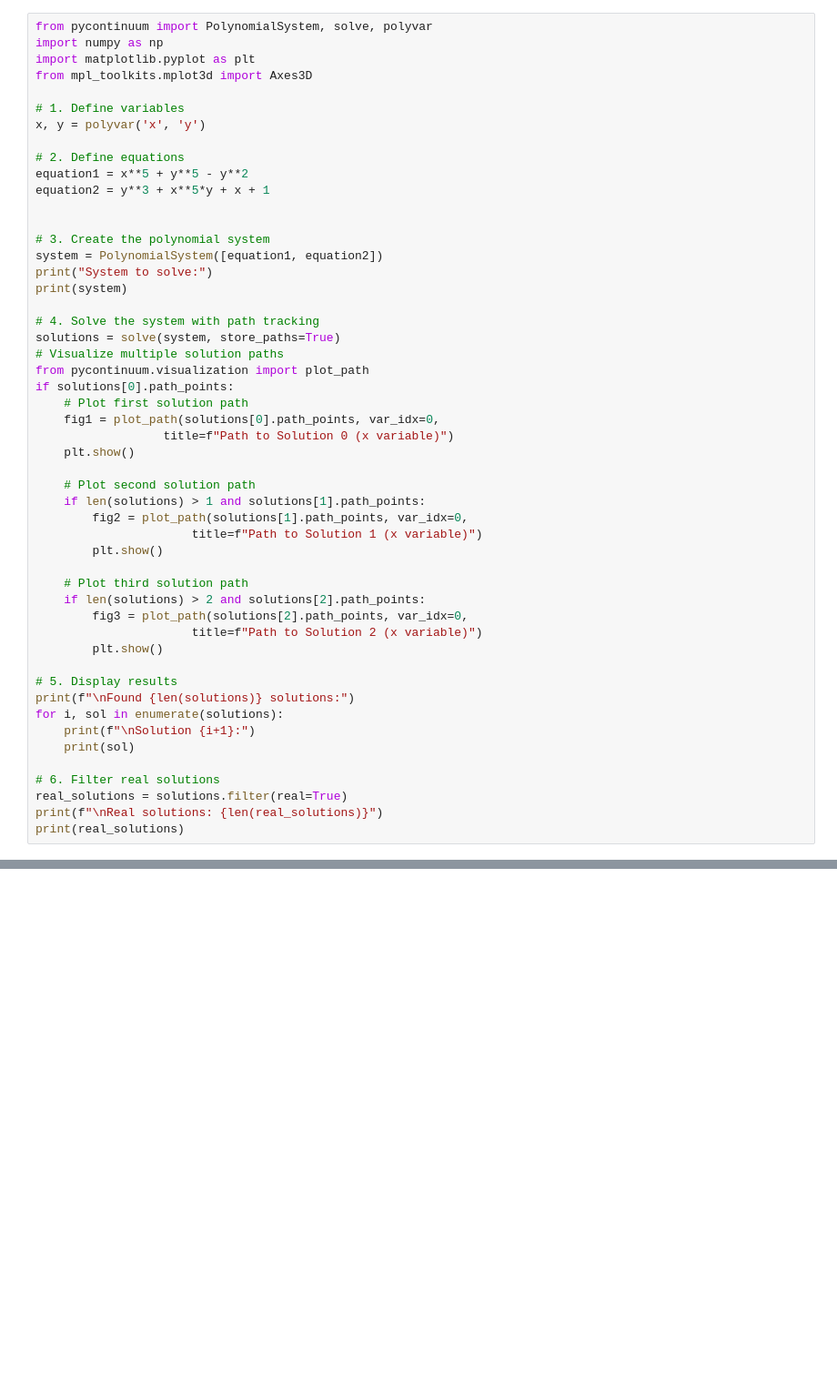
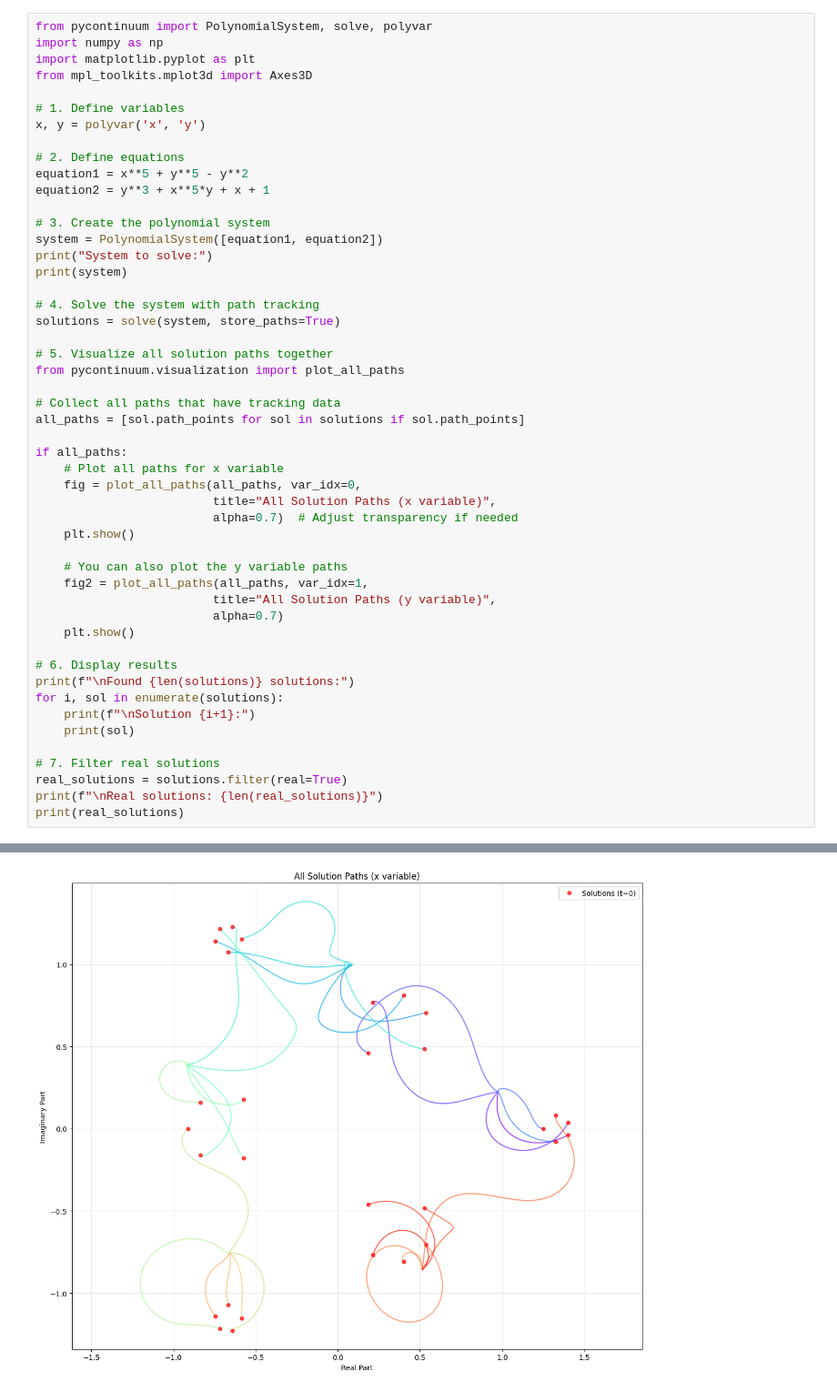
Before and after one commit to sebastian-griego/pyContinuum, a Jupyter notebook: trying_examples.ipynb, the cells around one changed output, grey strips where cells are left out. Shown at 91% size. Drawn from its saved outputs; the diff is of its cells as text; blank space fills up the shorter version.

```diff
--- a/trying_examples.ipynb
+++ b/trying_examples.ipynb
@@ -6,50 +6,50 @@ from mpl_toolkits.mplot3d import Axes3D
 
 # 1. Define variables
 x, y = polyvar('x', 'y')
 
 # 2. Define equations
 equation1 = x**5 + y**5 - y**2
 equation2 = y**3 + x**5*y + x + 1
 
-
 # 3. Create the polynomial system
 system = PolynomialSystem([equation1, equation2])
 print("System to solve:")
 print(system)
 
 # 4. Solve the system with path tracking
 solutions = solve(system, store_paths=True)
-# Visualize multiple solution paths
-from pycontinuum.visualization import plot_path
-if solutions[0].path_points:
-    # Plot first solution path
-    fig1 = plot_path(solutions[0].path_points, var_idx=0,
-                  title=f"Path to Solution 0 (x variable)")
+
+# 5. Visualize all solution paths together
+from pycontinuum.visualization import plot_all_paths
+
+# Collect all paths that have tracking data
+all_paths = [sol.path_points for sol in solutions if sol.path_points]
+
+if all_paths:
+    # Plot all paths for x variable
+    fig = plot_all_paths(all_paths, var_idx=0,
+                         title="All Solution Paths (x variable)",
+                         alpha=0.7)  # Adjust transparency if needed
     plt.show()
 
-    # Plot second solution path
-    if len(solutions) > 1 and solutions[1].path_points:
-        fig2 = plot_path(solutions[1].path_points, var_idx=0,
-                      title=f"Path to Solution 1 (x variable)")
-        plt.show()
+    # You can also plot the y variable paths
+    fig2 = plot_all_paths(all_paths, var_idx=1,
+                         title="All Solution Paths (y variable)",
+                         alpha=0.7)
+    plt.show()
 
-    # Plot third solution path
-    if len(solutions) > 2 and solutions[2].path_points:
-        fig3 = plot_path(solutions[2].path_points, var_idx=0,
-                      title=f"Path to Solution 2 (x variable)")
-        plt.show()
-
-# 5. Display results
+# 6. Display results
 print(f"\nFound {len(solutions)} solutions:")
 for i, sol in enumerate(solutions):
     print(f"\nSolution {i+1}:")
     print(sol)
 
-# 6. Filter real solutions
+# 7. Filter real solutions
 real_solutions = solutions.filter(real=True)
 print(f"\nReal solutions: {len(real_solutions)}")
 print(real_solutions)
 # %% [output]
 System to solve:
 0: x^5 - y^2 + y^5
 1: x + x^5*y + y^3 + 1
+[figure, added]
```
Also changed, not shown: parts of 5 cells of this notebook.
